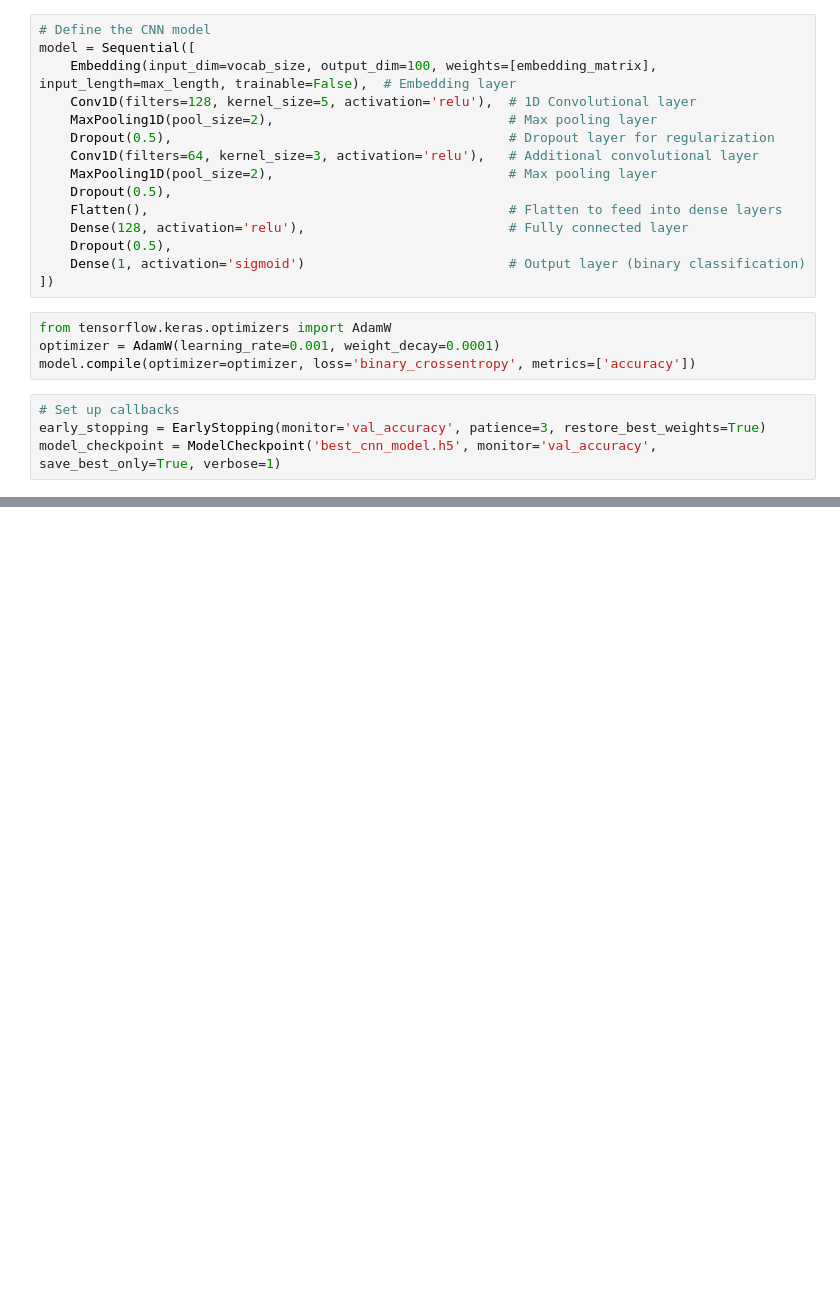
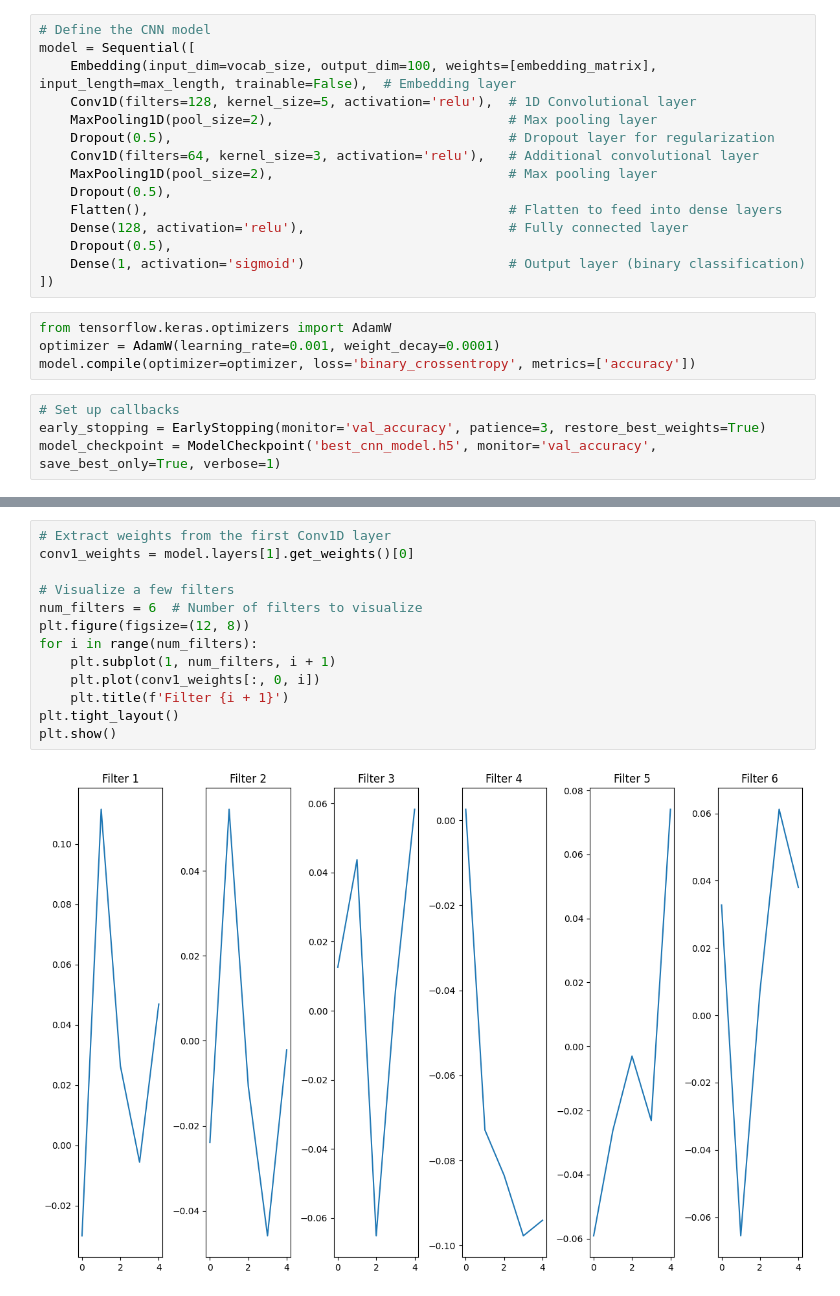
Before and after one commit to valentinvale/FakeNewsDetection, a Jupyter notebook: TomaSabinSebastian/modele/DeepLearningCNN.ipynb, the cells around one changed output, grey strips where cells are left out. Saved outputs shown, nothing was run; the diff lists cells and outputs as text; blank space fills up the shorter version.

```diff
--- a/TomaSabinSebastian/modele/DeepLearningCNN.ipynb
+++ b/TomaSabinSebastian/modele/DeepLearningCNN.ipynb
@@ -244,0 +245,15 @@ plt.show()
+# %%
+# Extract weights from the first Conv1D layer
+conv1_weights = model.layers[1].get_weights()[0]
+
+# Visualize a few filters
+num_filters = 6  # Number of filters to visualize
+plt.figure(figsize=(12, 8))
+for i in range(num_filters):
+    plt.subplot(1, num_filters, i + 1)
+    plt.plot(conv1_weights[:, 0, i])
+    plt.title(f'Filter {i + 1}')
+plt.tight_layout()
+plt.show()
+# %% [output]
+[figure, added]
```
Also changed, not shown: parts of 7 cells of this notebook, 1 other file.
